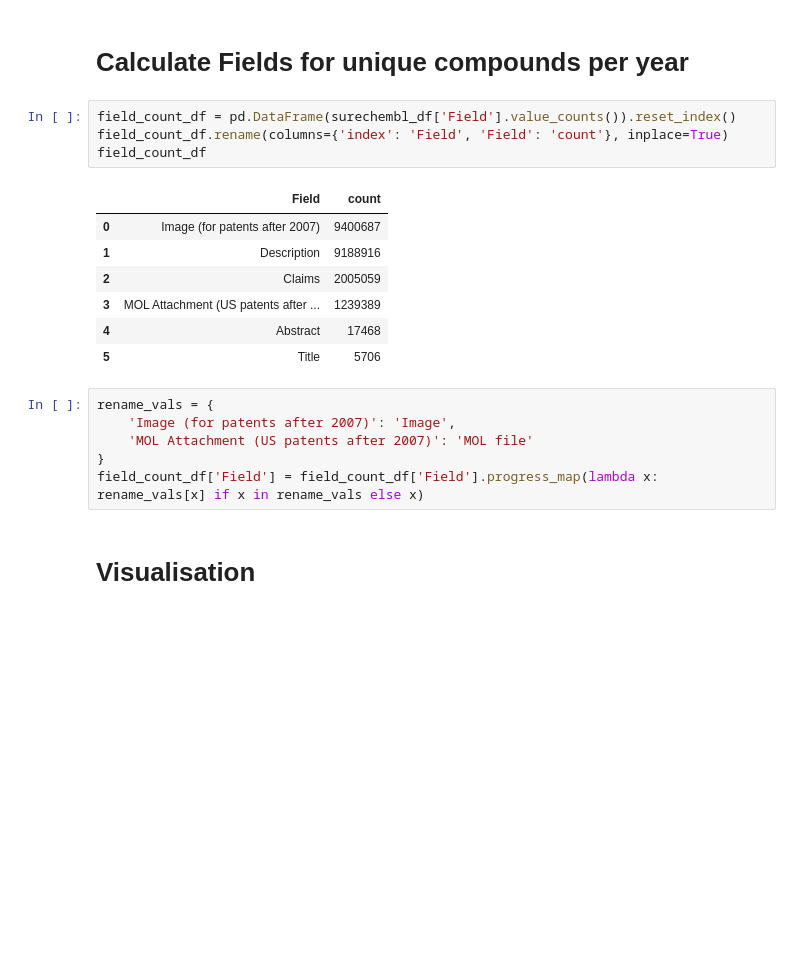
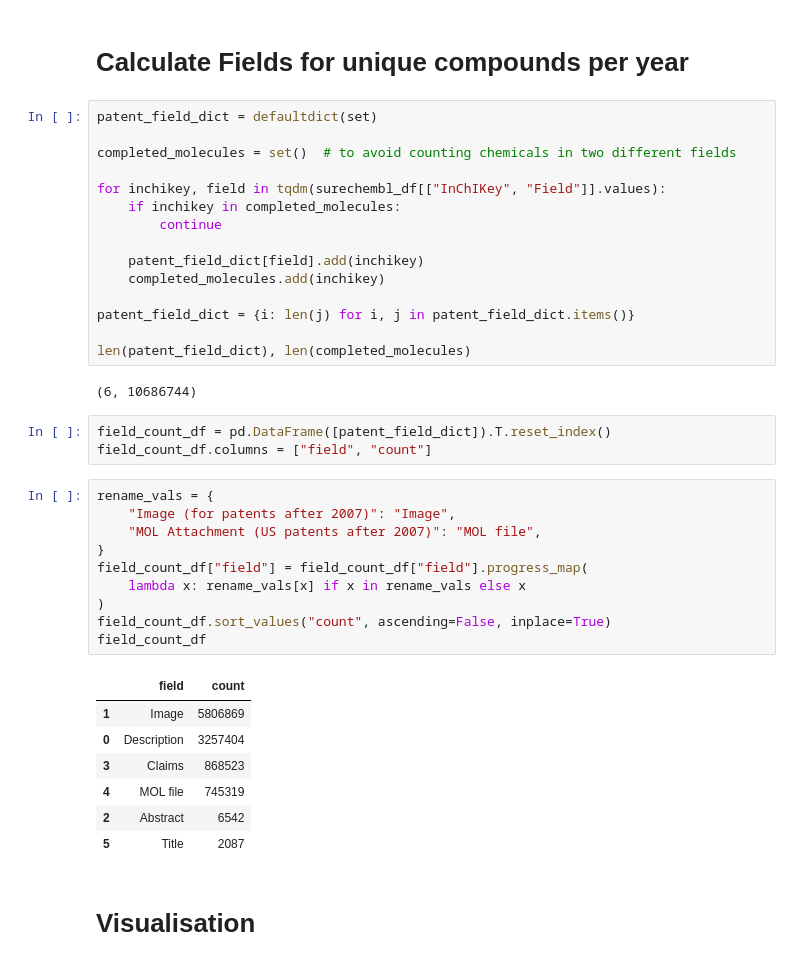
Before and after one commit to Fraunhofer-ITMP/patent-clinical-candidate-characteristics, a Jupyter notebook: notebooks/3_2_patent_findability.ipynb, the cells around one changed output. Cells and saved outputs as stored; diff of their text form; blank space fills up the shorter version.

```diff
--- a/notebooks/3_2_patent_findability.ipynb
+++ b/notebooks/3_2_patent_findability.ipynb
@@ -39,23 +42,43 @@ surechembl_df.shape
 # %% [markdown]
 # Calculate Fields for unique compounds per year
-# %%
-field_count_df = pd.DataFrame(surechembl_df['Field'].value_counts()).reset_index()
-field_count_df.rename(columns={'index': 'Field', 'Field': 'count'}, inplace=True)
-field_count_df
-# %% [output]
-|  | Field | count |
-| 0 | Image (for patents after 2007) | 9400687 |
-| 1 | Description | 9188916 |
-| 2 | Claims | 2005059 |
-| 3 | MOL Attachment (US patents after ... | 1239389 |
-| 4 | Abstract | 17468 |
-| 5 | Title | 5706 |
+# %%
+patent_field_dict = defaultdict(set)
+
+completed_molecules = set()  # to avoid counting chemicals in two different fields
+
+for inchikey, field in tqdm(surechembl_df[["InChIKey", "Field"]].values):
+    if inchikey in completed_molecules:
+        continue
+
+    patent_field_dict[field].add(inchikey)
+    completed_molecules.add(inchikey)
+
+patent_field_dict = {i: len(j) for i, j in patent_field_dict.items()}
+
+len(patent_field_dict), len(completed_molecules)
+# %% [output]
+(6, 10686744)
+# %%
+field_count_df = pd.DataFrame([patent_field_dict]).T.reset_index()
+field_count_df.columns = ["field", "count"]
 # %%
 rename_vals = {
-    'Image (for patents after 2007)': 'Image',
-    'MOL Attachment (US patents after 2007)': 'MOL file'
+    "Image (for patents after 2007)": "Image",
+    "MOL Attachment (US patents after 2007)": "MOL file",
 }
-field_count_df['Field'] = field_count_df['Field'].progress_map(lambda x: rename_vals[x] if x in rename_vals else x)
+field_count_df["field"] = field_count_df["field"].progress_map(
+    lambda x: rename_vals[x] if x in rename_vals else x
+)
+field_count_df.sort_values("count", ascending=False, inplace=True)
+field_count_df
+# %% [output]
+|  | field | count |
+| 1 | Image | 5806869 |
+| 0 | Description | 3257404 |
+| 3 | Claims | 868523 |
+| 4 | MOL file | 745319 |
+| 2 | Abstract | 6542 |
+| 5 | Title | 2087 |
 # %% [markdown]
 # Visualisation
 # %%
```
Also changed, not shown: parts of 8 cells of this notebook, 1 other file.
